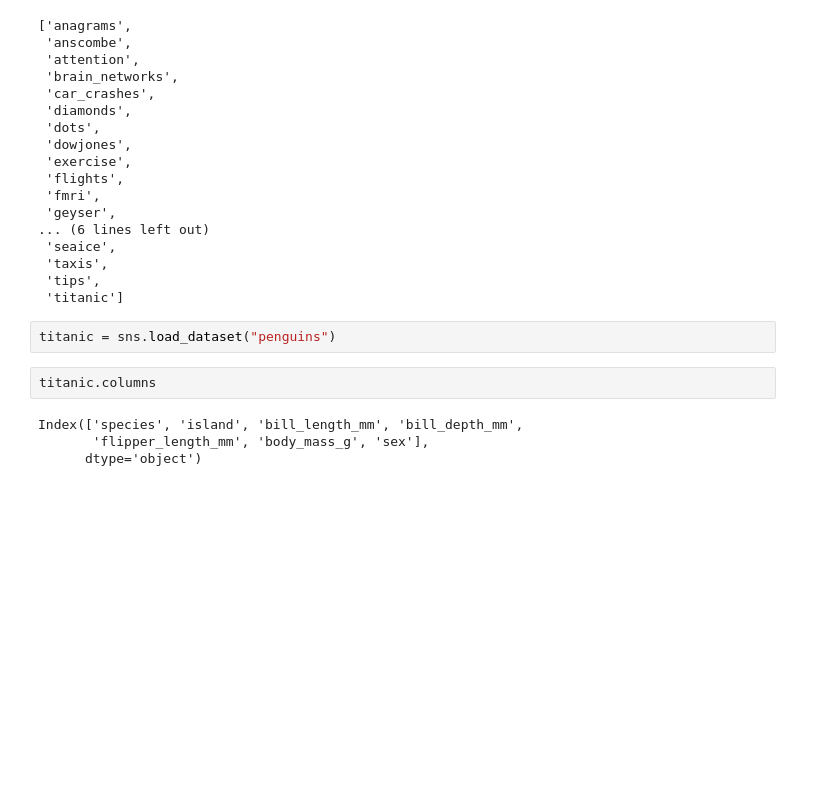
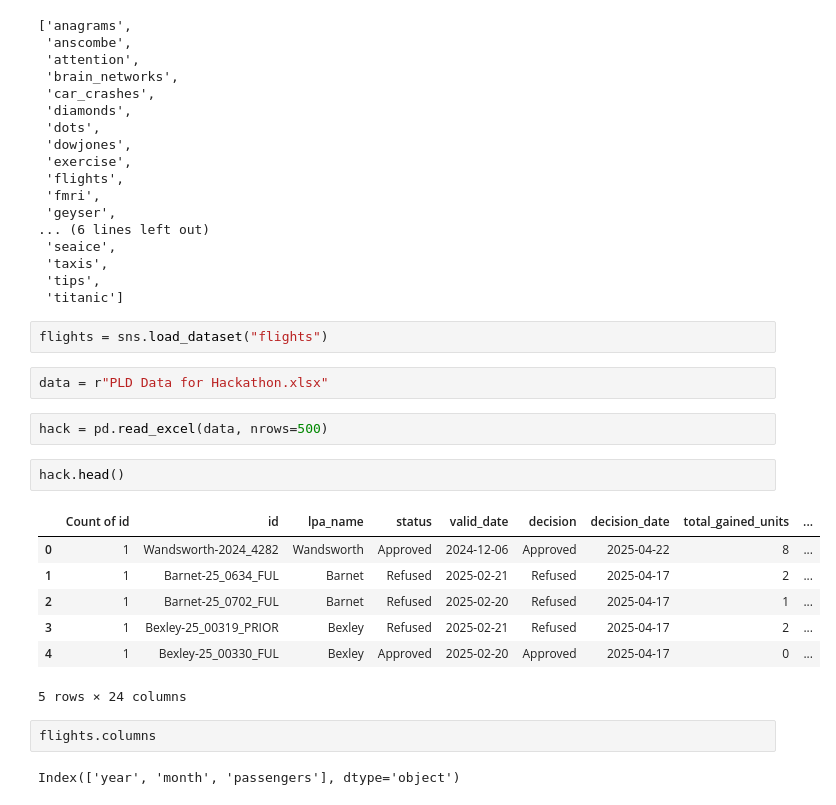
Before and after one commit to jerryola1/PlotSenseAI, a Jupyter notebook: test.ipynb, the cells around one changed output. Drawn from its saved outputs; the diff is of its cells as text; blank space fills up the shorter version.

```diff
--- a/test.ipynb
+++ b/test.ipynb
@@ -32,10 +32,22 @@ sns.get_dataset_names()
  'tips',
  'titanic']
 # %%
-titanic = sns.load_dataset("penguins")
+flights = sns.load_dataset("flights")
+# %%
+data = r"PLD Data for Hackathon.xlsx"
+# %%
+hack = pd.read_excel(data, nrows=500)
+# %%
+hack.head()
+# %% [output]
+|  | Count of id | id | lpa_name | status | valid_date | decision | decision_date | total_gained_units | ... |
+| 0 | 1 | Wandsworth-2024_4282 | Wandsworth | Approved | 2024-12-06 | Approved | 2025-04-22 | 8 | ... |
+| 1 | 1 | Barnet-25_0634_FUL | Barnet | Refused | 2025-02-21 | Refused | 2025-04-17 | 2 | ... |
+| 2 | 1 | Barnet-25_0702_FUL | Barnet | Refused | 2025-02-20 | Refused | 2025-04-17 | 1 | ... |
+| 3 | 1 | Bexley-25_00319_PRIOR | Bexley | Refused | 2025-02-21 | Refused | 2025-04-17 | 2 | ... |
+| 4 | 1 | Bexley-25_00330_FUL | Bexley | Approved | 2025-02-20 | Approved | 2025-04-17 | 0 | ... |
+5 rows × 24 columns
 # %%
-titanic.columns
+flights.columns
 # %% [output]
-Index(['species', 'island', 'bill_length_mm', 'bill_depth_mm',
-       'flipper_length_mm', 'body_mass_g', 'sex'],
-      dtype='object')
+Index(['year', 'month', 'passengers'], dtype='object')
```
Also changed, not shown: parts of 13 cells of this notebook.
